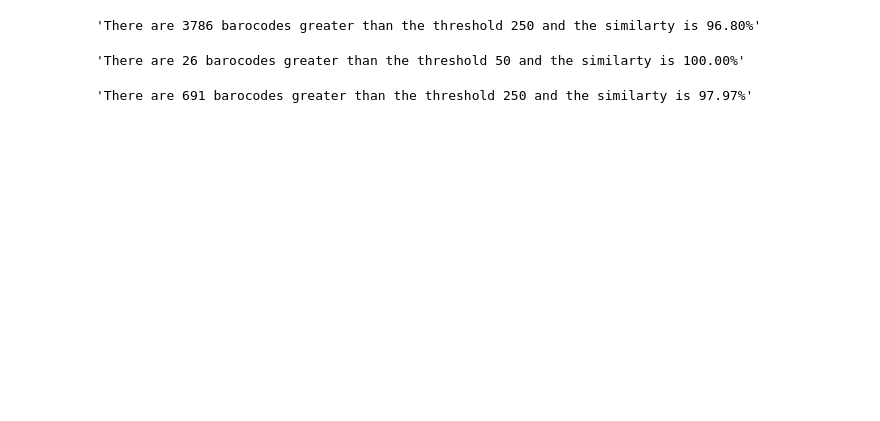
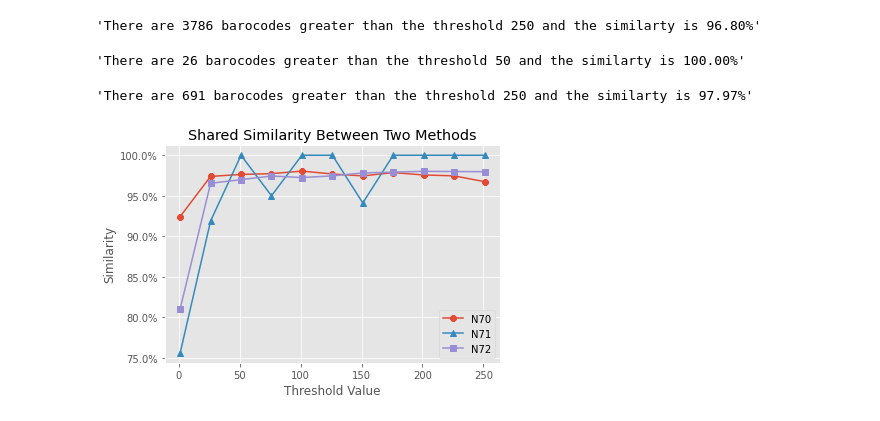
Before and after one commit to erdikilic/barcode, a Jupyter notebook: count/compare.ipynb, the cells around one changed output. Saved outputs shown, nothing was run; the diff lists cells and outputs as text; code cells hidden in the pictures; blank space fills up the shorter version.

```diff
--- a/count/compare.ipynb
+++ b/count/compare.ipynb
@@ -68,0 +75,29 @@ simple_similarity(n72, salmon_n72, 250)
+# %%
+similarity_n70 = []
+
+for i in tqdm(range(1,270, 25)):
+    similarity_n70.append(simple_similarity(n70, salmon_n70, i,threshold=True ,represent=False))
+# %%
+similarity_n71 = []
+
+for i in tqdm(range(1,270, 25)):
+    similarity_n71.append(simple_similarity(n71, salmon_n71, i,threshold=True ,represent=False))
+# %%
+similarity_n72 = []
+
+for i in tqdm(range(1,270, 25)):
+    similarity_n72.append(simple_similarity(n72, salmon_n72, i,threshold=True ,represent=False))
+# %%
+plt.style.use('ggplot')
+# %%
+plt.plot(list(range(1,270, 25)), similarity_n70, label = 'N70', marker ='8' )
+plt.plot(list(range(1,270, 25)), similarity_n71, label = 'N71', marker ='^' )
+plt.plot(list(range(1,270, 25)), similarity_n72, label = 'N72', marker ='s')
+plt.title('Shared Similarity Between Two Methods')
+plt.ylabel('Similarity')
+plt.xlabel('Threshold Value')
+plt.gca().yaxis.set_major_formatter(plt.FuncFormatter('{:.1f}%'.format))
+plt.legend()
+plt.show()
+# %% [output]
+[figure, added]
```
Also changed, not shown: parts of 2 cells of this notebook.
